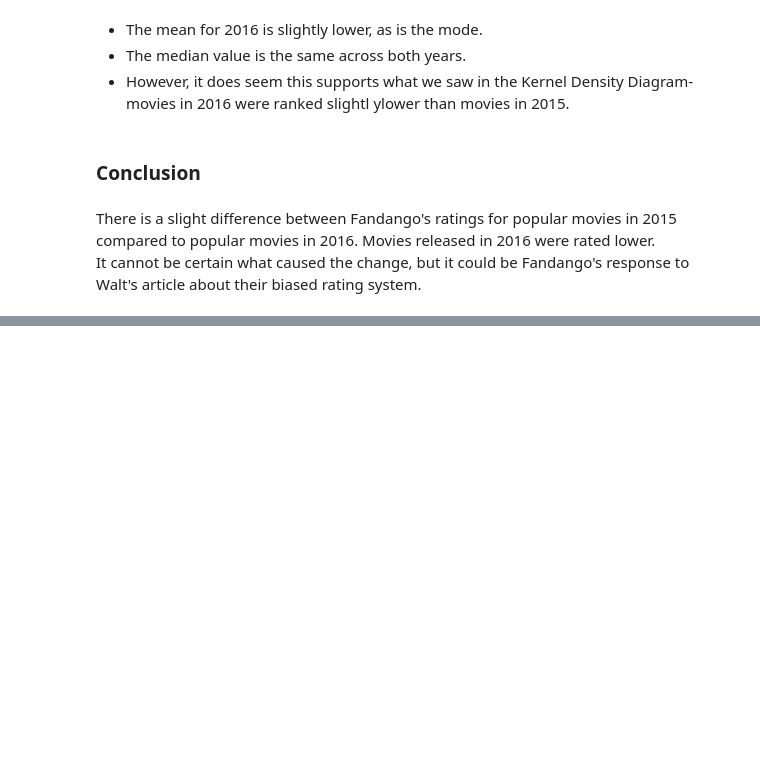
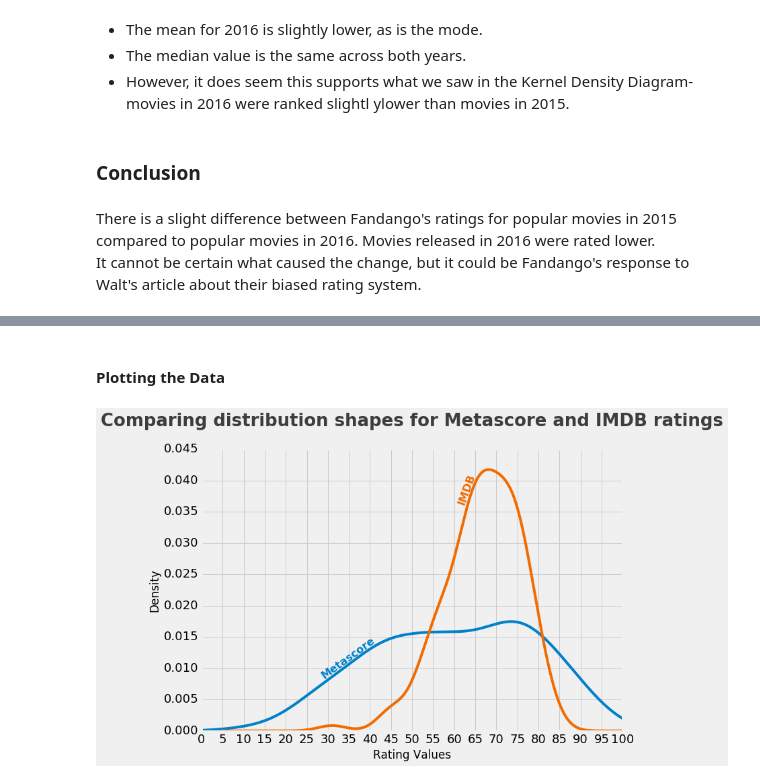
Before and after one commit to fcdiomede/Dataquest_Projects, a Jupyter notebook: Project_13/Fandango_Ratings_GP.ipynb, the cells around one changed output, grey strips where cells are left out. Drawn from its saved outputs; the diff is of its cells as text; code cells hidden in the pictures; blank space fills up the shorter version.

```diff
--- a/Project_13/Fandango_Ratings_GP.ipynb
+++ b/Project_13/Fandango_Ratings_GP.ipynb
@@ -275,0 +407,8 @@ It cannot be certain what caused the change, but it could be Fandango's response
+# %%
+movie_ratings_scraped = pd.DataFrame({'movie': names,
+                              'year': years,
+                              'imdb': imdb_ratings,
+                              'metascore': metascores,
+                              'votes': votes})
+print(movie_ratings_scraped.info())
+movie_ratings_scraped.head(10)
@@ -275,0 +440,3 @@ It cannot be certain what caused the change, but it could be Fandango's response
+# %%
+movie_ratings_scraped = movie_ratings_scraped[['movie', 'year', 'imdb', 'metascore', 'votes']]
+movie_ratings_scraped.head()
@@ -275,0 +450,3 @@ It cannot be certain what caused the change, but it could be Fandango's response
+# %%
+#reorder the rows
+movie_ratings_scraped.loc[:, 'year'] = movie_ratings_scraped['year'].str[-5:-1].astype(int)
@@ -275,0 +469,4 @@ It cannot be certain what caused the change, but it could be Fandango's response
+# %%
+#normalize imdb scores to be on same scale as metascore
+movie_ratings_scraped['n_imdb'] = movie_ratings_scraped['imdb'] * 10
+movie_ratings_scraped.head()
@@ -275,0 +482,18 @@ It cannot be certain what caused the change, but it could be Fandango's response
+# %% [markdown]
+#### Plotting the Data
+# %%
+plt.style.use('fivethirtyeight')
+movie_ratings_scraped['metascore'].plot.kde(color = blue, figsize = (10,7))
+movie_ratings_scraped['n_imdb'].plot.kde(color = vermillion)
+
+plt.title("Comparing distribution shapes for Metascore and IMDB ratings",
+          y = 1.07, fontsize = 26, weight = 'bold', alpha = .75 )
+plt.xlabel('Rating Values')
+plt.xlim(0,100)
+plt.xticks(arange(0,101,5))
+plt.tick_params(axis = 'both', labelsize = 18)
+plt.text(x=60.5, y=.04, s = 'IMDB', color= vermillion, weight='bold', rotation=70, fontsize=16)
+plt.text(x=28, y=.014, s = 'Metascore', color= blue, weight='bold', rotation=36, fontsize=16)
+plt.show()
+# %% [output]
+[figure, added]
```
Also changed, not shown: parts of 16 cells of this notebook.
